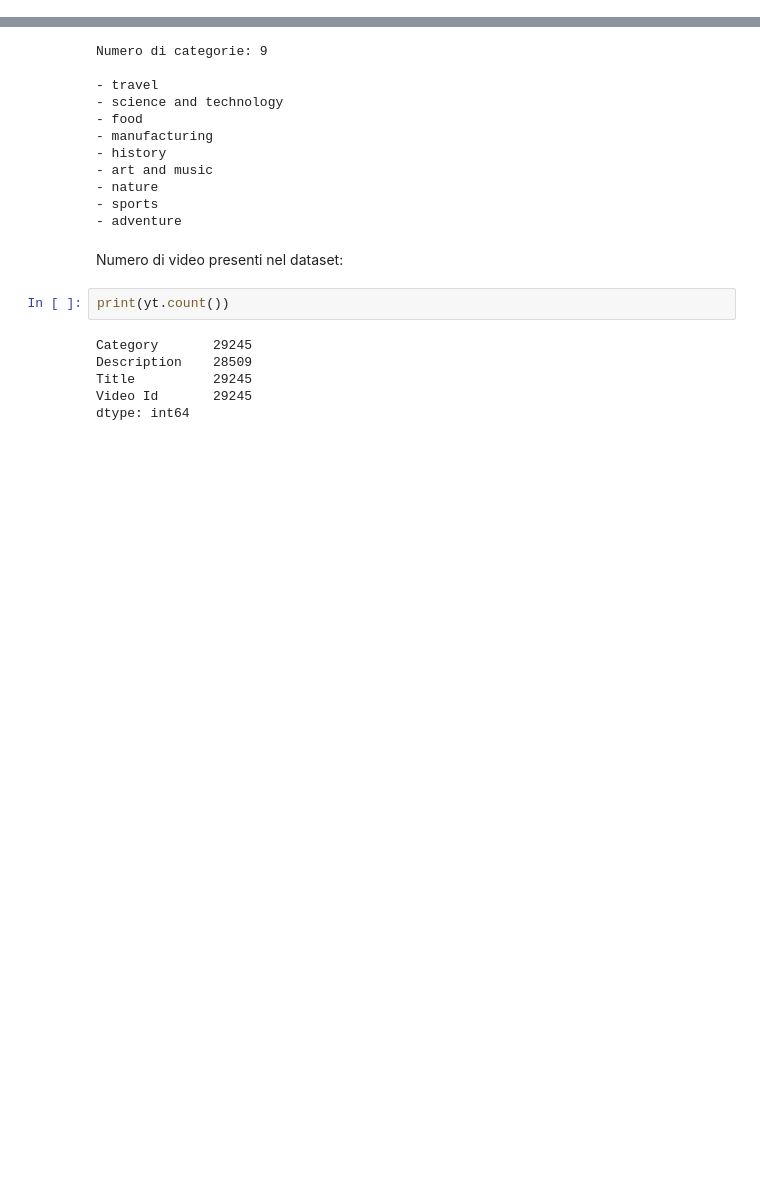
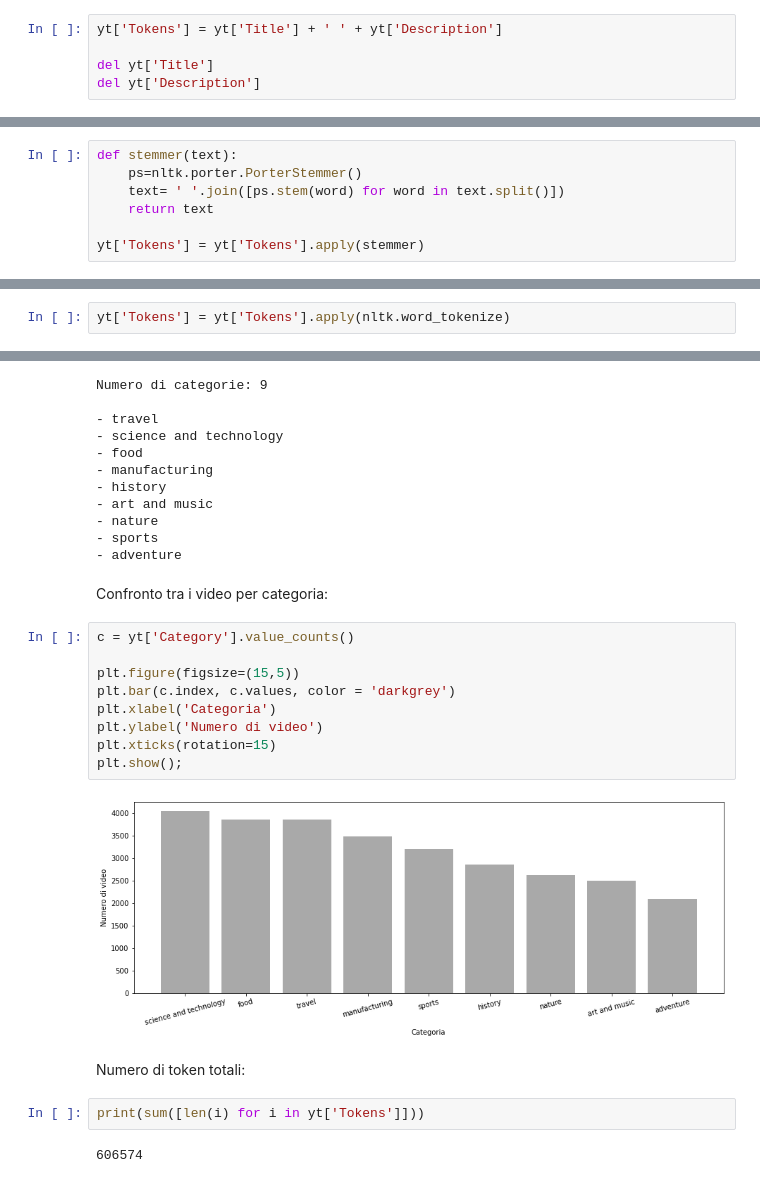
Before and after one commit to antoniopelusi/youtube-classification, a Jupyter notebook: youtube-classification.ipynb, the cells around one changed output, grey strips where cells are left out. Drawn from its saved outputs; the diff is of its cells as text; blank space fills up the shorter version.

```diff
--- a/youtube-classification.ipynb
+++ b/youtube-classification.ipynb
@@ -92,0 +103,5 @@ msno.matrix(yt);
+# %%
+yt['Tokens'] = yt['Title'] + ' ' + yt['Description']
+
+del yt['Title']
+del yt['Description']
@@ -92,0 +142,7 @@ msno.matrix(yt);
+# %%
+def stemmer(text):
+    ps=nltk.porter.PorterStemmer()
+    text= ' '.join([ps.stem(word) for word in text.split()])
+    return text
+
+yt['Tokens'] = yt['Tokens'].apply(stemmer)
@@ -93,3 +151,5 @@ msno.matrix(yt);
+# %%
+yt['Tokens'] = yt['Tokens'].apply(nltk.word_tokenize)
 # %% [markdown]
 Il dataset è pronto alla fase di analisi esplorativa.
 # %% [markdown]
@@ -115,13 +190,22 @@ Numero di categorie: 9
 - nature
 - sports
 - adventure
-# %% [markdown]
-Numero di video presenti nel dataset:
-# %%
-print(yt.count())
-# %% [output]
-Category       29245
-Description    28509
-Title          29245
-Video Id       29245
-dtype: int64
+# %% [markdown]
+Confronto tra i video per categoria:
+# %%
+c = yt['Category'].value_counts()
+
+plt.figure(figsize=(15,5))
+plt.bar(c.index, c.values, color = 'darkgrey')
+plt.xlabel('Categoria')
+plt.ylabel('Numero di video')
+plt.xticks(rotation=15)
+plt.show();
+# %% [output]
+[figure, added]
+# %% [markdown]
+Numero di token totali:
+# %%
+print(sum([len(i) for i in yt['Tokens']]))
+# %% [output]
+606574
```
Also changed, not shown: parts of 13 cells of this notebook.
